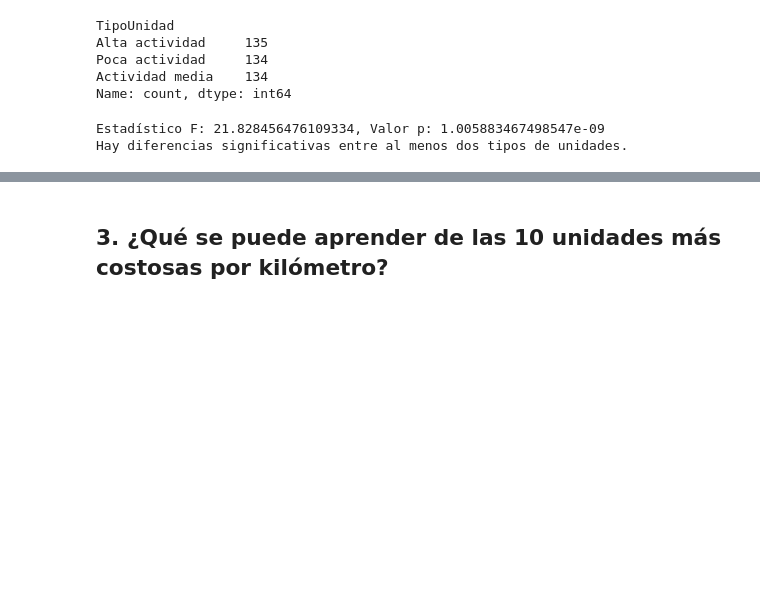
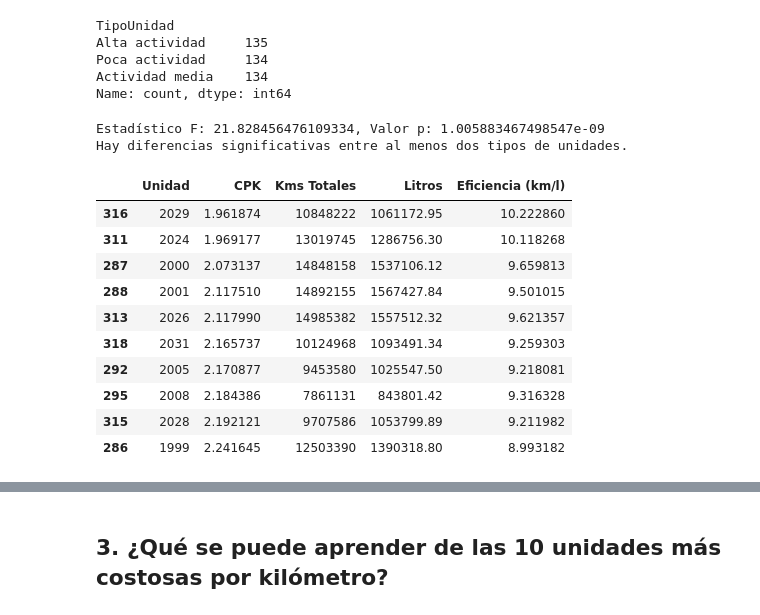
Before and after one commit to pomaremiliano/dashboard-datastorm, a Jupyter notebook: data/RecoleccionReto.ipynb, the cells around one changed output, grey strips where cells are left out. Cells and saved outputs as stored; diff of their text form; code cells hidden in the pictures; blank space fills up the shorter version.

```diff
--- a/data/RecoleccionReto.ipynb
+++ b/data/RecoleccionReto.ipynb
@@ -621,3 +668,19 @@ else:
 # %% [output]
 Estadístico F: 21.828456476109334, Valor p: 1.005883467498547e-09
 Hay diferencias significativas entre al menos dos tipos de unidades.
+# %%
+# Mostrar las 10 unidades con menor CPK (más rentables por kilómetro)
+top10_unidades_menor_cpk = df_gastos_unidad[df_gastos_unidad["CPK"] > 0].sort_values(by="CPK").head(10)
+top10_unidades_menor_cpk[["Unidad", "CPK", "Kms Totales", "Litros", "Eficiencia (km/l)"]]
+# %% [output]
+|  | Unidad | CPK | Kms Totales | Litros | Eficiencia (km/l) |
+| 316 | 2029 | 1.961874 | 10848222 | 1061172.95 | 10.222860 |
+| 311 | 2024 | 1.969177 | 13019745 | 1286756.30 | 10.118268 |
+| 287 | 2000 | 2.073137 | 14848158 | 1537106.12 | 9.659813 |
+| 288 | 2001 | 2.117510 | 14892155 | 1567427.84 | 9.501015 |
+| 313 | 2026 | 2.117990 | 14985382 | 1557512.32 | 9.621357 |
+| 318 | 2031 | 2.165737 | 10124968 | 1093491.34 | 9.259303 |
+| 292 | 2005 | 2.170877 | 9453580 | 1025547.50 | 9.218081 |
+| 295 | 2008 | 2.184386 | 7861131 | 843801.42 | 9.316328 |
+| 315 | 2028 | 2.192121 | 9707586 | 1053799.89 | 9.211982 |
+| 286 | 1999 | 2.241645 | 12503390 | 1390318.80 | 8.993182 |
```
Also changed, not shown: parts of 14 cells of this notebook, 2 other files.
